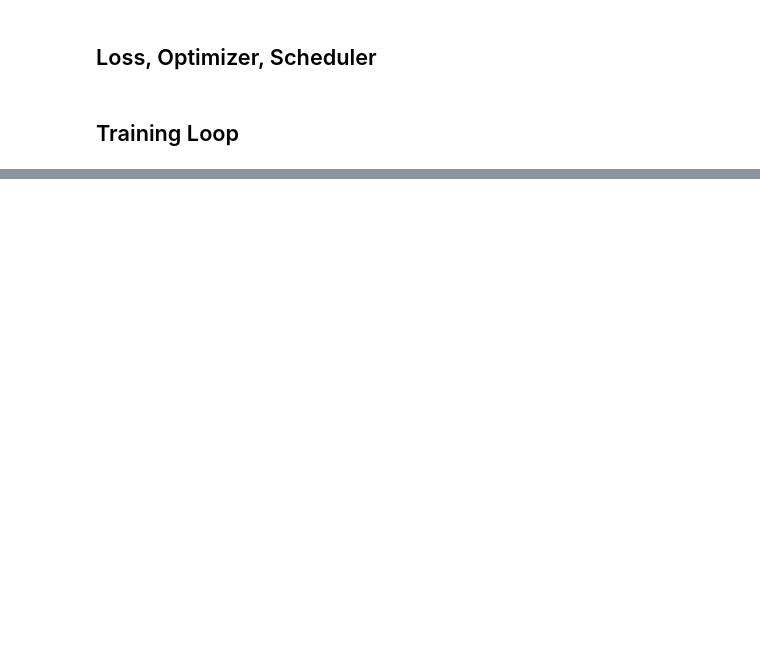
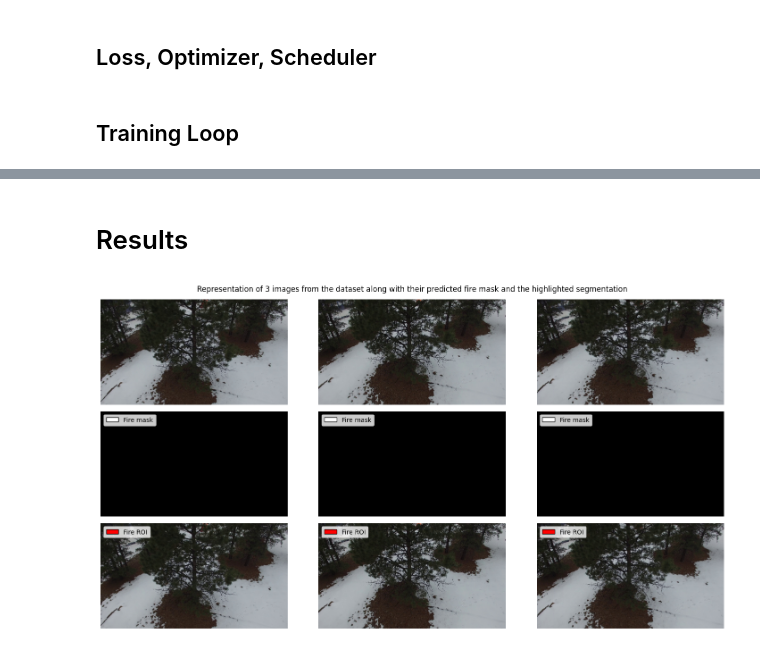
Before and after one commit to maidacundo/real-time-fire-segmentation-deep-learning, a Jupyter notebook: FireSegmentation.ipynb, the cells around one changed output, grey strips where cells are left out. Cells and saved outputs as stored; diff of their text form; code cells hidden in the pictures; blank space fills up the shorter version.

Commit message:
Update FireSegmentation.ipynb
Refactor and rerun of the notebook.

```diff
--- a/FireSegmentation.ipynb
+++ b/FireSegmentation.ipynb
@@ -318,0 +308,20 @@ y pred
+# %% [markdown]
+# Results
+# %%
+from src.prediction.predict import predict
+from src.data.dataset_handler import resize_images
+
+# Get the model test predictions to the original size.
+y_pred = predict(model, test_loader, DEVICE,
+                 resize_evaluation_shape=ORIGINAL_SHAPE)
+# Get the test images to their original size.
+X = resize_images(X_test, ORIGINAL_SHAPE[::-1])[:len(y_pred)]
+# %%
+from src.data.analysis import plot_dataset_samples
+
+plot_dataset_samples(
+    X, y_pred,
+    title='Representation of 3 images from the dataset '
+    'along with their predicted fire mask and the highlighted segmentation')
+# %% [output]
+[figure, added]
```
Also changed, not shown: parts of 19 cells of this notebook.
